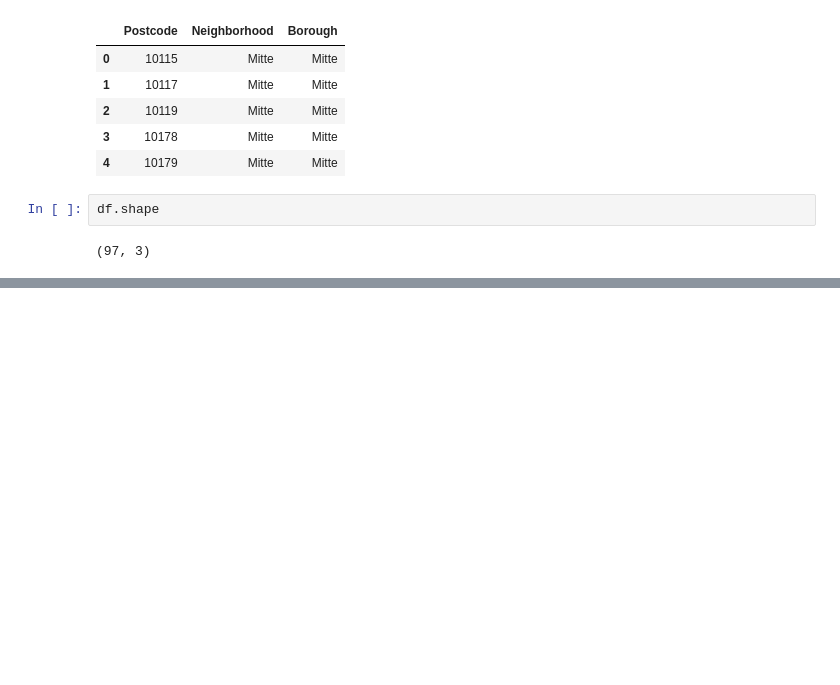
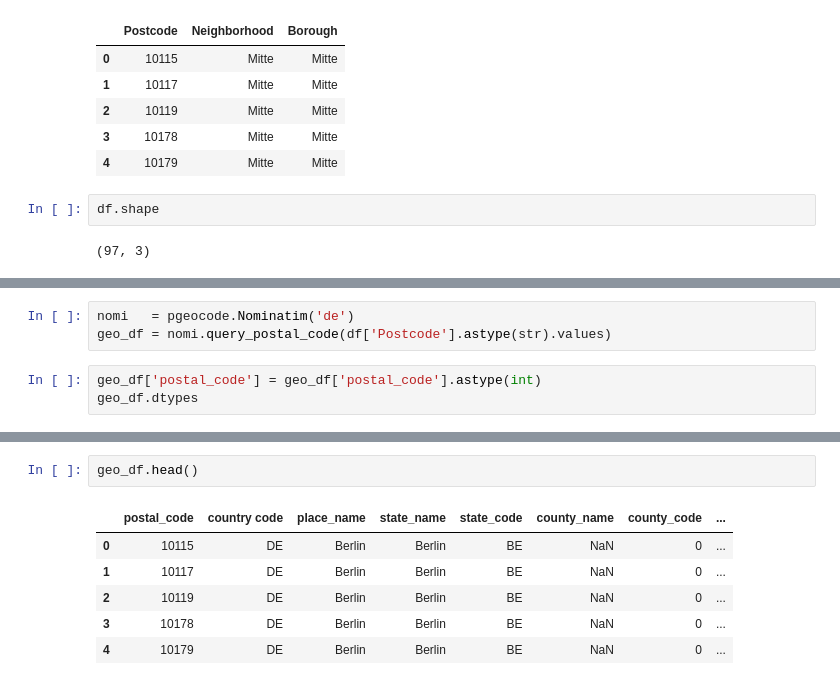
Before and after one commit to etk70182/berlin_restaurants, a Jupyter notebook: Untitled.ipynb, the cells around one changed output, grey strips where cells are left out. Cells and saved outputs as stored; diff of their text form; blank space fills up the shorter version.

```diff
--- a/Untitled.ipynb
+++ b/Untitled.ipynb
@@ -40,0 +55,6 @@ df.shape
+# %%
+nomi   = pgeocode.Nominatim('de')
+geo_df = nomi.query_postal_code(df['Postcode'].astype(str).values)
+# %%
+geo_df['postal_code'] = geo_df['postal_code'].astype(int)
+geo_df.dtypes
@@ -40,0 +75,9 @@ df.shape
+# %%
+geo_df.head()
+# %% [output]
+|  | postal_code | country code | place_name | state_name | state_code | county_name | county_code | ... |
+| 0 | 10115 | DE | Berlin | Berlin | BE | NaN | 0 | ... |
+| 1 | 10117 | DE | Berlin | Berlin | BE | NaN | 0 | ... |
+| 2 | 10119 | DE | Berlin | Berlin | BE | NaN | 0 | ... |
+| 3 | 10178 | DE | Berlin | Berlin | BE | NaN | 0 | ... |
+| 4 | 10179 | DE | Berlin | Berlin | BE | NaN | 0 | ... |
```
Also changed, not shown: parts of 38 cells of this notebook.
